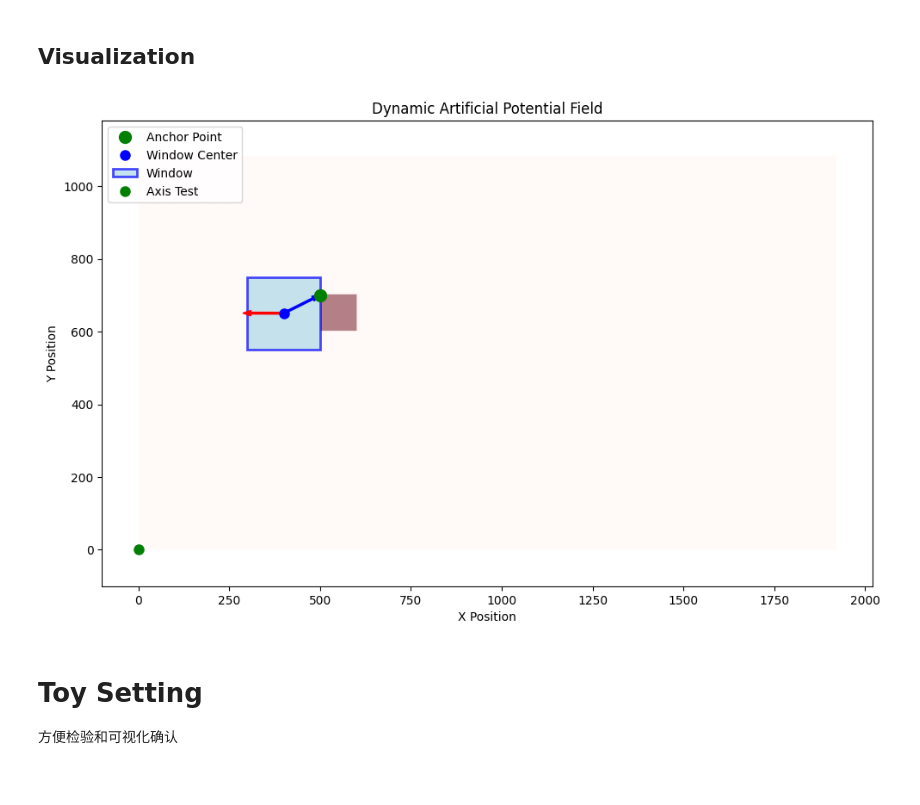
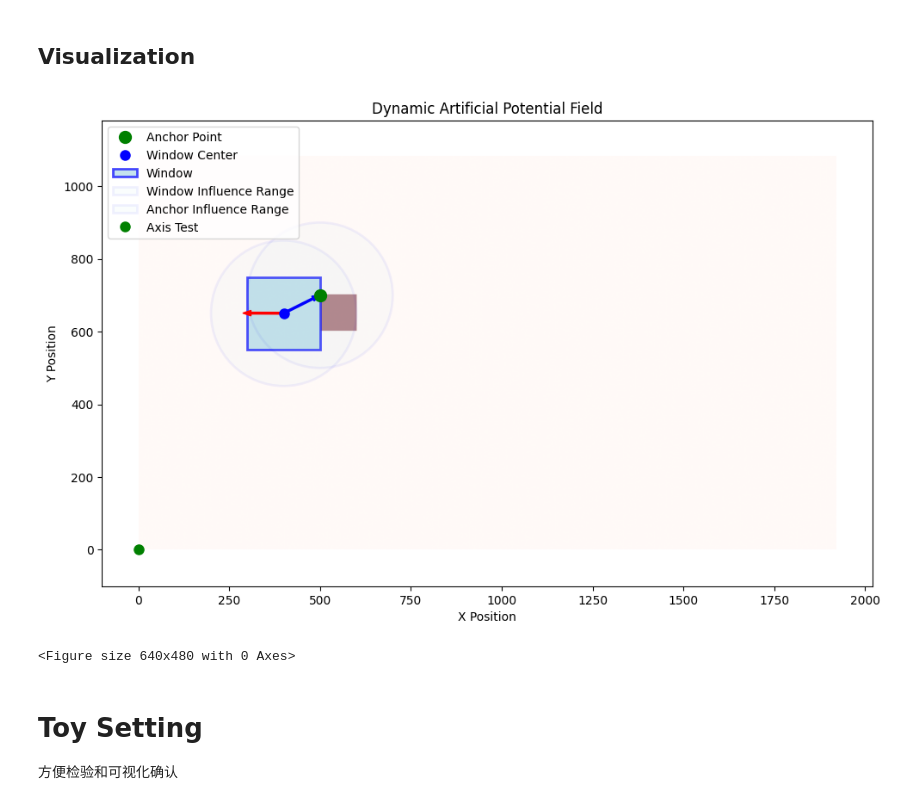
Before and after one commit to Youdnot/apf0703, a Jupyter notebook: current/handmade.ipynb, the cells around one changed output. Saved outputs shown, nothing was run; the diff lists cells and outputs as text; code cells hidden in the pictures.

```diff
--- a/current/handmade.ipynb
+++ b/current/handmade.ipynb
@@ -38,7 +38,13 @@ init_mask = np.zeros((view_width, view_height), dtype=bool)
 k_att = zeta =  10.0  # 吸引力系数
 k_rep = eta = 10.0  # 排斥力系数
 
+# 设置阻尼系数
+damping_factor = 0.5
+
 d0 = 200    # 障碍物影响范围
+
+# 设置时间步长
+dt = 0.2
 # %%
 # 建立一个稍有重叠但是虚假的障碍物
 obstacle_mask = np.zeros((view_width, view_height), dtype=bool)
@@ -214,36 +256,50 @@ window_rect = patches.Rectangle(
     linewidth=2, edgecolor='blue', facecolor='lightblue', alpha=0.7, label='Window'
 )
 ax.add_patch(window_rect)
+
+# 绘制锚点影响范围
+window_influence = patches.Circle(cur_pos, radius=d0, linewidth=2, edgecolor='blue', facecolor='lightblue', alpha=0.05, label='Window Influence Range')
+ax.add_patch(window_influence)
+
+# 绘制锚点影响范围
+anchor_influence = patches.Circle(anchor_point, radius=d0, linewidth=2, edgecolor='blue', facecolor='lightblue', alpha=0.05, label='Anchor Influence Range')
+ax.add_patch(anchor_influence)
 
 test_plot, = ax.plot([0], [0], 'go', markersize=8, label='Axis Test')
 
 # 使用imshow绘制障碍物
 obstacle_plot = ax.imshow(obstacle_mask.T, origin='lower',
                           extent=[0, view_width, 0, view_height],
                           cmap='Reds', alpha=0.5)
 
 # 绘制吸引力箭头测试
 attractive_force_vis = attractive_force * 9
 repulsive_force_vis = repulsive_force * 9
 attractive_force_arraw = plt.arrow(cur_pos[0], cur_pos[1], attractive_force_vis[0], attractive_force_vis[1],
                          width=5, color='blue')
 repulsive_force_arraw = plt.arrow(cur_pos[0], cur_pos[1], repulsive_force_vis[0], repulsive_force_vis[1],
                          width=5, color='red')
 
 
 # 创建动画，需要重新调整可视化并封装图像的init和参数的update以传入，后续再调整
 # ani = animation.FuncAnimation(fig, update, frames=2000, init_func=init,
 #                              blit=False, interval=50, repeat=False)
 
 # 外围图例
 ax.legend(loc='upper left')
 ax.set_xlabel('X Position')
 ax.set_ylabel('Y Position')
 
 plt.tight_layout()
 plt.show()
 # %% [output]
-[figure, old version]
+[figure, new version]
+# %%
+# 创建动画
+ani = animation.FuncAnimation(fig, update, frames=2000, init_func=init,
+                             blit=False, interval=50, repeat=False)
+# %% [output]
+<Figure size 640x480 with 0 Axes>
 # %% [markdown]
 # Toy Setting
 
```
Also changed, not shown: parts of 7 cells of this notebook, 1 other file.
